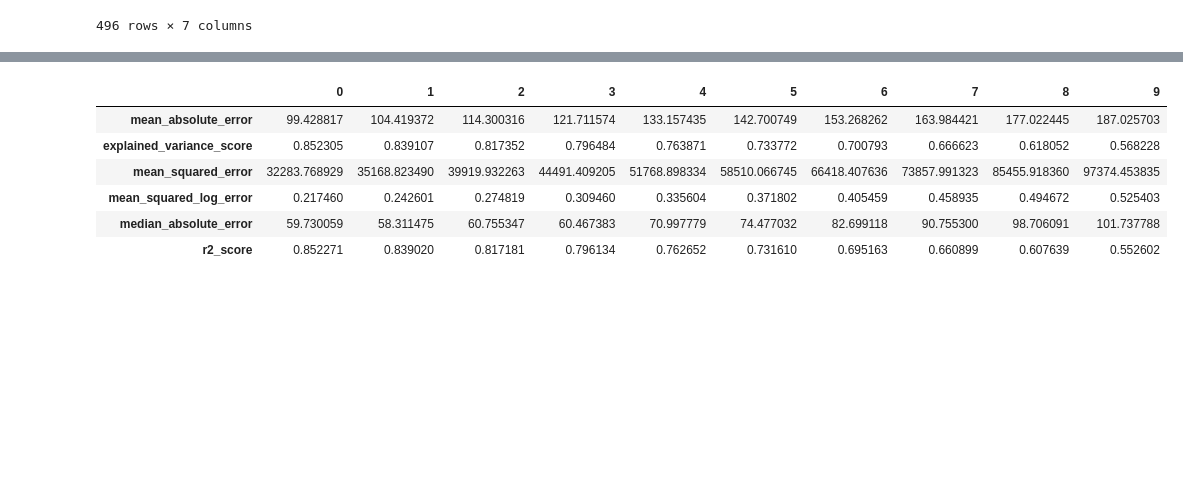
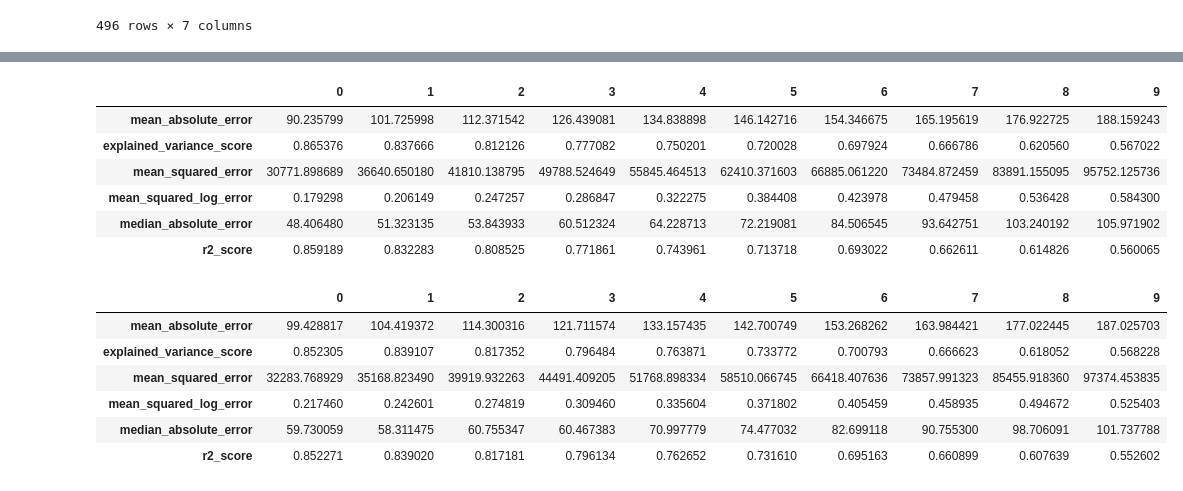
Before and after one commit to AlertaDengue/transfer-learning-forecast, a Jupyter notebook: forecast/train_and_eval.ipynb, the cells around one changed output, grey strips where cells are left out. Cells and saved outputs as stored; diff of their text form; code cells hidden in the pictures; blank space fills up the shorter version.

```diff
--- a/forecast/train_and_eval.ipynb
+++ b/forecast/train_and_eval.ipynb
@@ -127,5 +127,13 @@ metrics
 # %%
-32 - ok
+metrics
+# %% [output]
+|  | 0 | 1 | 2 | 3 | 4 | 5 | 6 | 7 | 8 | 9 |
+| mean_absolute_error | 90.235799 | 101.725998 | 112.371542 | 126.439081 | 134.838898 | 146.142716 | 154.346675 | 165.195619 | 176.922725 | 188.159243 |
+| explained_variance_score | 0.865376 | 0.837666 | 0.812126 | 0.777082 | 0.750201 | 0.720028 | 0.697924 | 0.666786 | 0.620560 | 0.567022 |
+| mean_squared_error | 30771.898689 | 36640.650180 | 41810.138795 | 49788.524649 | 55845.464513 | 62410.371603 | 66885.061220 | 73484.872459 | 83891.155095 | 95752.125736 |
+| mean_squared_log_error | 0.179298 | 0.206149 | 0.247257 | 0.286847 | 0.322275 | 0.384408 | 0.423978 | 0.479458 | 0.536428 | 0.584300 |
+| median_absolute_error | 48.406480 | 51.323135 | 53.843933 | 60.512324 | 64.228713 | 72.219081 | 84.506545 | 93.642751 | 103.240192 | 105.971902 |
+| r2_score | 0.859189 | 0.832283 | 0.808525 | 0.771861 | 0.743961 | 0.713718 | 0.693022 | 0.662611 | 0.614826 | 0.560065 |
 # %%
 metrics
 # %% [output]
```
Also changed, not shown: parts of 3 cells of this notebook.
